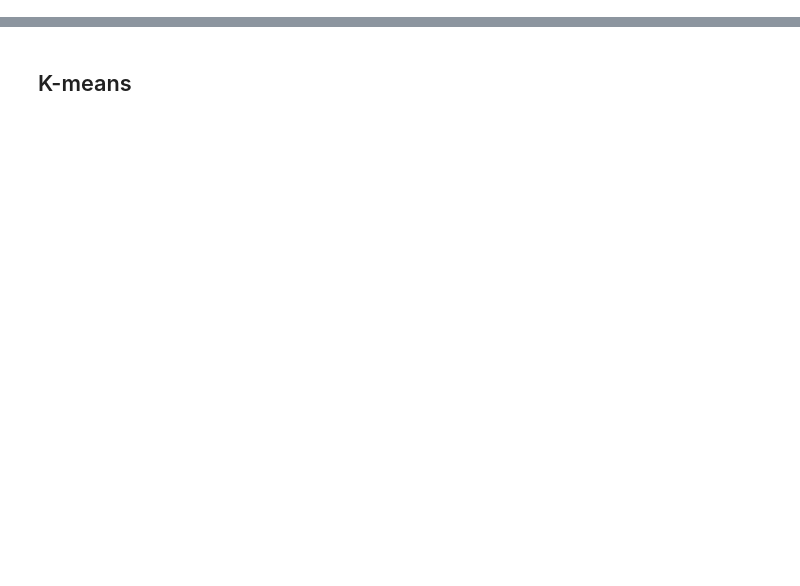
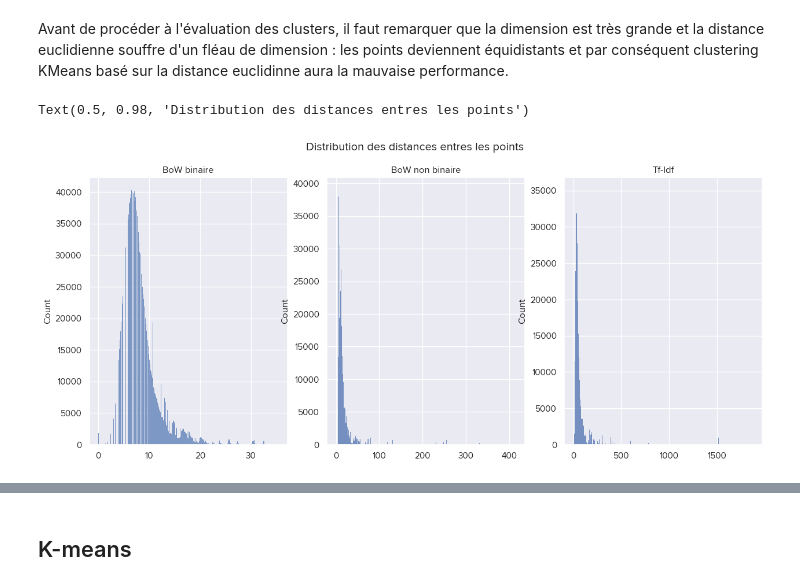
Before and after one commit to BshKatrin/SDD-miniprojet, a Jupyter notebook: miniprojet/unsupervised_no_sw.ipynb, the cells around one changed output, grey strips where cells are left out. Saved outputs shown, nothing was run; the diff lists cells and outputs as text; code cells hidden in the pictures; blank space fills up the shorter version.

```diff
--- a/miniprojet/unsupervised_no_sw.ipynb
+++ b/miniprojet/unsupervised_no_sw.ipynb
@@ -375,0 +44,10 @@ news_no_stopwords
+# %%
+newsgroups_df = pd.read_csv("data/sample.csv")
+stop_words_df = pd.read_csv("data/stopwords.csv")
+stopwords = stop_words_df["stopword"].values.tolist()
+
+news_no_stopwords = clean_news(newsgroups_df, stopwords, True, True)
+news_no_stopwords = lemmatize_filter(news_no_stopwords, 3, 10)
+news_no_stopwords
+corpus = get_corpus(news_no_stopwords)
+news_no_stopwords
@@ -375,0 +69,25 @@ news_no_stopwords
+# %% [markdown]
+Avant de procéder à l'évaluation des clusters, il faut remarquer que la dimension est très grande et la distance euclidienne souffre d'un fléau de dimension : les points deviennent équidistants et par conséquent clustering KMeans basé sur la distance euclidinne aura la mauvaise performance.
+# %%
+fig, (ax1, ax2, ax3) = plt.subplots(1, 3, figsize=(15, 6))
+
+news_desc = get_bow_vect(news_no_stopwords, corpus, binary=True)
+distances = pairwise_distances(news_desc).flatten()
+sns.histplot(distances, ax=ax1)
+ax1.set_title("BoW binaire")
+
+
+news_desc = get_bow_vect(news_no_stopwords, corpus, binary=False)
+distances = pairwise_distances(news_desc).flatten()
+sns.histplot(distances, ax=ax2)
+ax2.set_title("BoW non binaire")
+
+news_desc = get_tfidf_vect(news_no_stopwords, corpus)
+distances = pairwise_distances(news_desc).flatten()
+sns.histplot(distances, ax=ax3)
+ax3.set_title("Tf-Idf")
+
+fig.suptitle("Distribution des distances entres les points")
+# %% [output]
+Text(0.5, 0.98, 'Distribution des distances entres les points')
+[figure, added]
```
Also changed, not shown: parts of 79 cells of this notebook, 10 other files.
